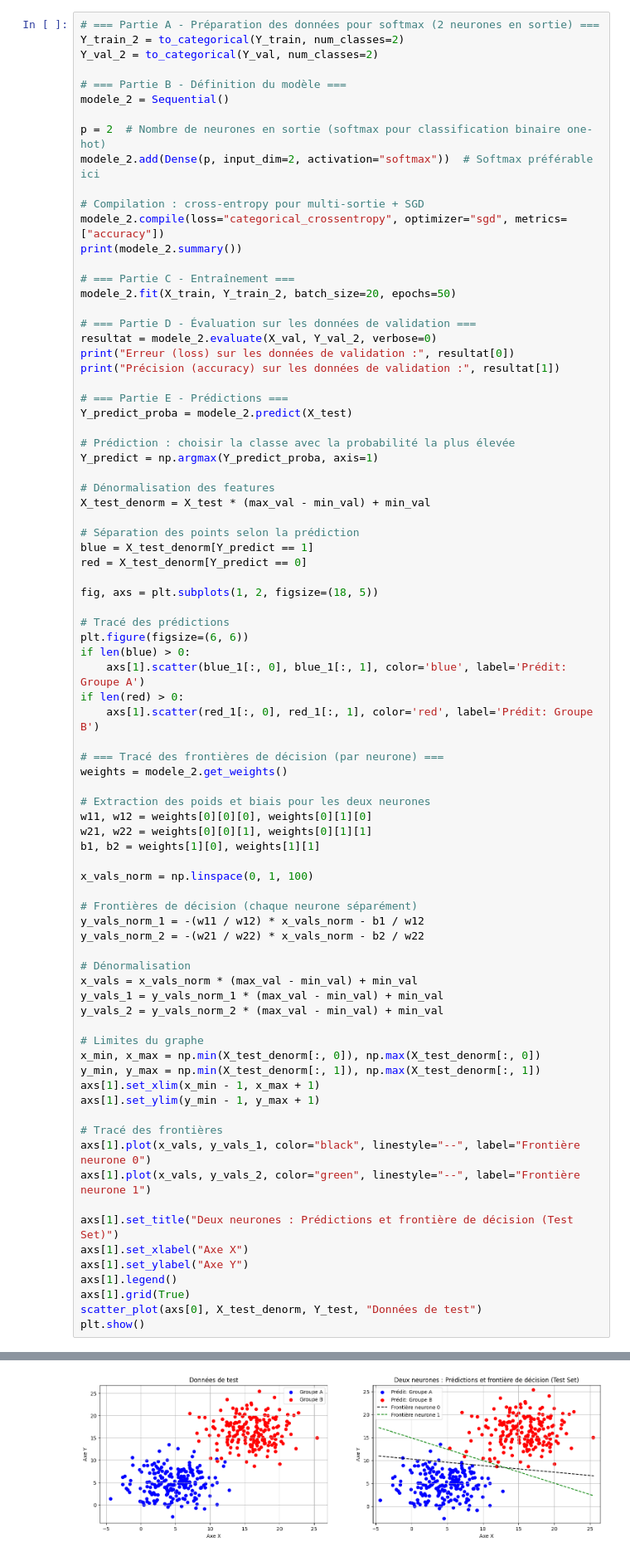
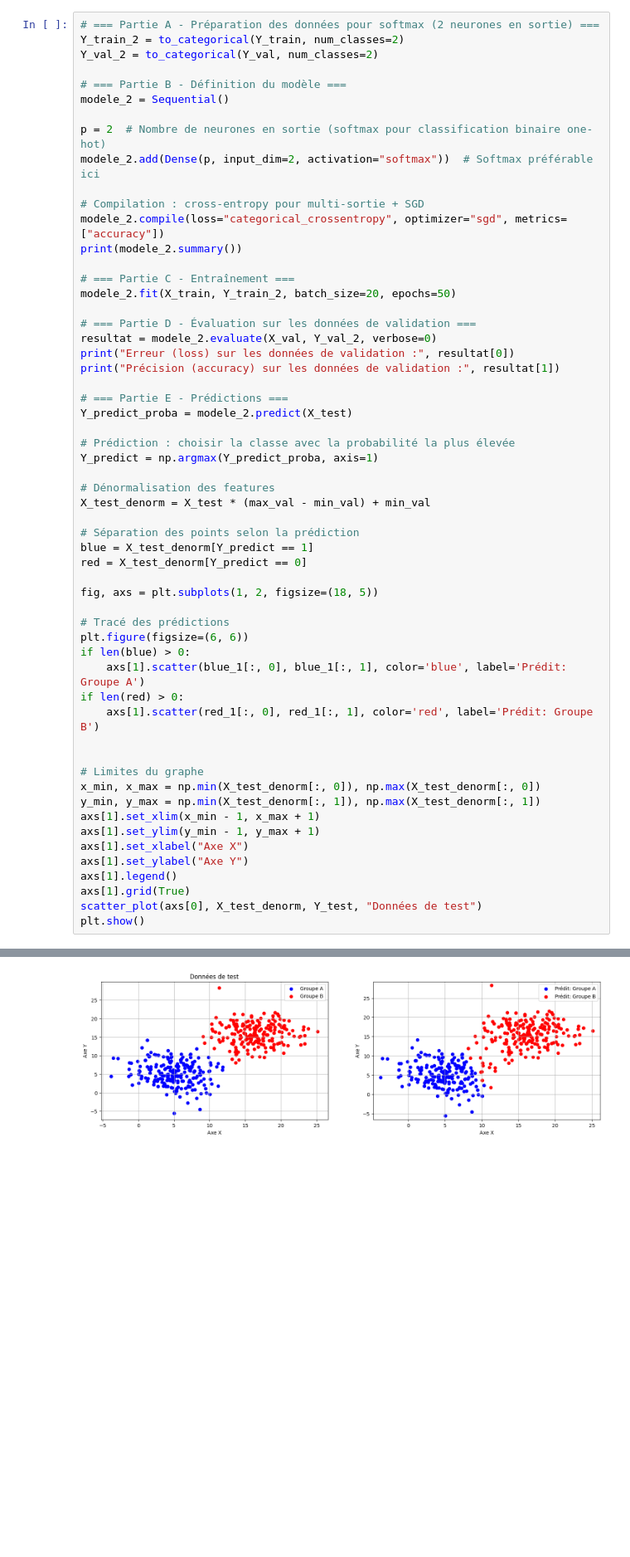
Before and after one commit to kmanu225/ml-perceptron, a Jupyter notebook: perceptron.ipynb, the cells around one changed output, grey strips where cells are left out. Shown at 83% size. Cells and saved outputs as stored; diff of their text form; blank space fills up the shorter version.

```diff
--- a/perceptron.ipynb
+++ b/perceptron.ipynb
@@ -284,36 +270,12 @@ if len(blue) > 0:
 if len(red) > 0:
     axs[1].scatter(red_1[:, 0], red_1[:, 1], color='red', label='Prédit: Groupe B')
 
-# === Tracé des frontières de décision (par neurone) ===
-weights = modele_2.get_weights()
-
-# Extraction des poids et biais pour les deux neurones
-w11, w12 = weights[0][0][0], weights[0][1][0]
-w21, w22 = weights[0][0][1], weights[0][1][1]
-b1, b2 = weights[1][0], weights[1][1]
-
-x_vals_norm = np.linspace(0, 1, 100)
-
-# Frontières de décision (chaque neurone séparément)
-y_vals_norm_1 = -(w11 / w12) * x_vals_norm - b1 / w12
-y_vals_norm_2 = -(w21 / w22) * x_vals_norm - b2 / w22
-
-# Dénormalisation
-x_vals = x_vals_norm * (max_val - min_val) + min_val
-y_vals_1 = y_vals_norm_1 * (max_val - min_val) + min_val
-y_vals_2 = y_vals_norm_2 * (max_val - min_val) + min_val
 
 # Limites du graphe
 x_min, x_max = np.min(X_test_denorm[:, 0]), np.max(X_test_denorm[:, 0])
 y_min, y_max = np.min(X_test_denorm[:, 1]), np.max(X_test_denorm[:, 1])
 axs[1].set_xlim(x_min - 1, x_max + 1)
 axs[1].set_ylim(y_min - 1, y_max + 1)
-
-# Tracé des frontières
-axs[1].plot(x_vals, y_vals_1, color="black", linestyle="--", label="Frontière neurone 0")
-axs[1].plot(x_vals, y_vals_2, color="green", linestyle="--", label="Frontière neurone 1")
-
-axs[1].set_title("Deux neurones : Prédictions et frontière de décision (Test Set)")
 axs[1].set_xlabel("Axe X")
 axs[1].set_ylabel("Axe Y")
 axs[1].legend()
@@ -349,5 +311,5 @@ Précision (accuracy) sur les données de validation : 0.9900000095367432
 13/13 ━━━━━━━━━━━━━━━━━━━━ 0s 2ms/step
-[figure, old version]
+[figure, new version]
 <Figure size 600x600 with 0 Axes>
 # %% [markdown]
 # Trois Neurones
```
Also changed, not shown: parts of 5 cells of this notebook.
